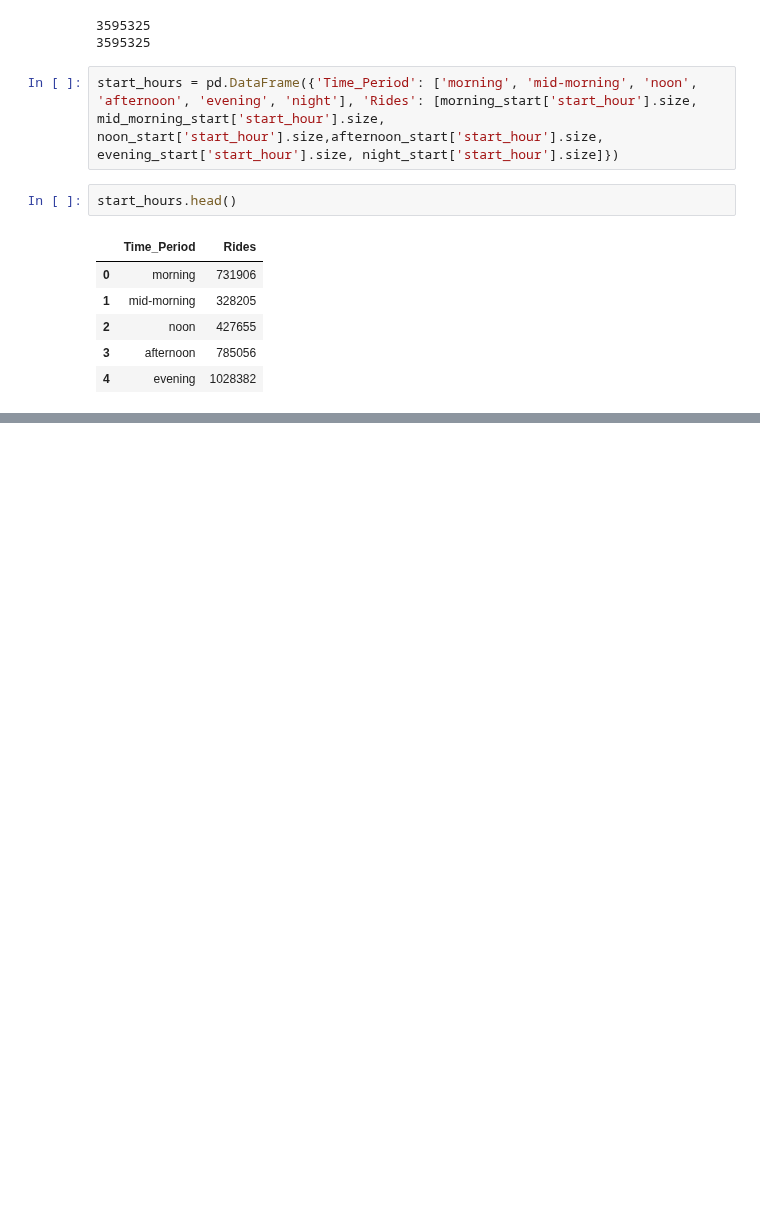
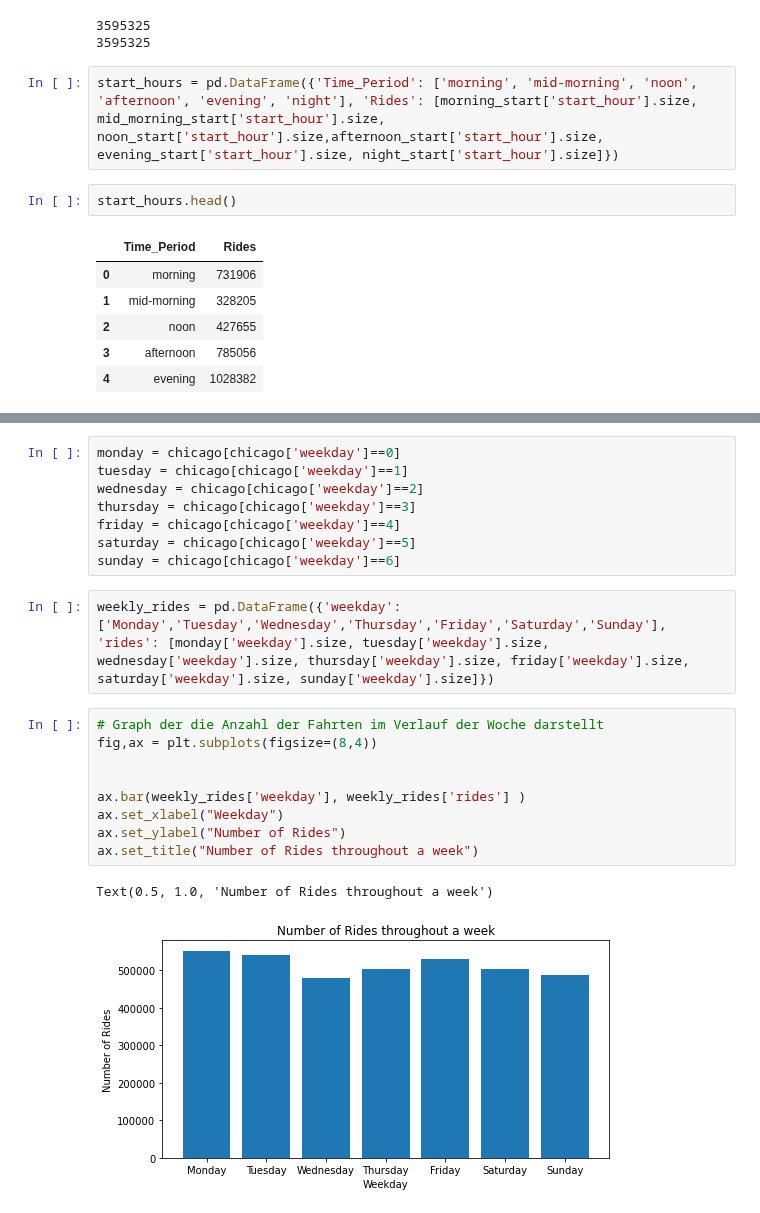
Before and after one commit to agruenb/PrescriptiveStruggle_BikeSharing, a Jupyter notebook: imkeWorkspace/Temporal_Demand_Patterns.ipynb, the cells around one changed output, grey strips where cells are left out. Cells and saved outputs as stored; diff of their text form; blank space fills up the shorter version.

```diff
--- a/imkeWorkspace/Temporal_Demand_Patterns.ipynb
+++ b/imkeWorkspace/Temporal_Demand_Patterns.ipynb
@@ -138,0 +155,22 @@ plt.show()
+# %%
+monday = chicago[chicago['weekday']==0]
+tuesday = chicago[chicago['weekday']==1]
+wednesday = chicago[chicago['weekday']==2]
+thursday = chicago[chicago['weekday']==3]
+friday = chicago[chicago['weekday']==4]
+saturday = chicago[chicago['weekday']==5]
+sunday = chicago[chicago['weekday']==6]
+# %%
+weekly_rides = pd.DataFrame({'weekday': ['Monday','Tuesday','Wednesday','Thursday','Friday','Saturday','Sunday'], 'rides': [monday['weekday'].size, tuesday['weekday'].size, wednesday['weekday'].size, thursday['weekday'].size, friday['weekday'].size, saturday['weekday'].size, sunday['weekday'].size]})
+# %%
+# Graph der die Anzahl der Fahrten im Verlauf der Woche darstellt
+fig,ax = plt.subplots(figsize=(8,4))
+
+
+ax.bar(weekly_rides['weekday'], weekly_rides['rides'] )
+ax.set_xlabel("Weekday")
+ax.set_ylabel("Number of Rides")
+ax.set_title("Number of Rides throughout a week")
+# %% [output]
+Text(0.5, 1.0, 'Number of Rides throughout a week')
+[figure, added]
```
Also changed, not shown: parts of 16 cells of this notebook.
